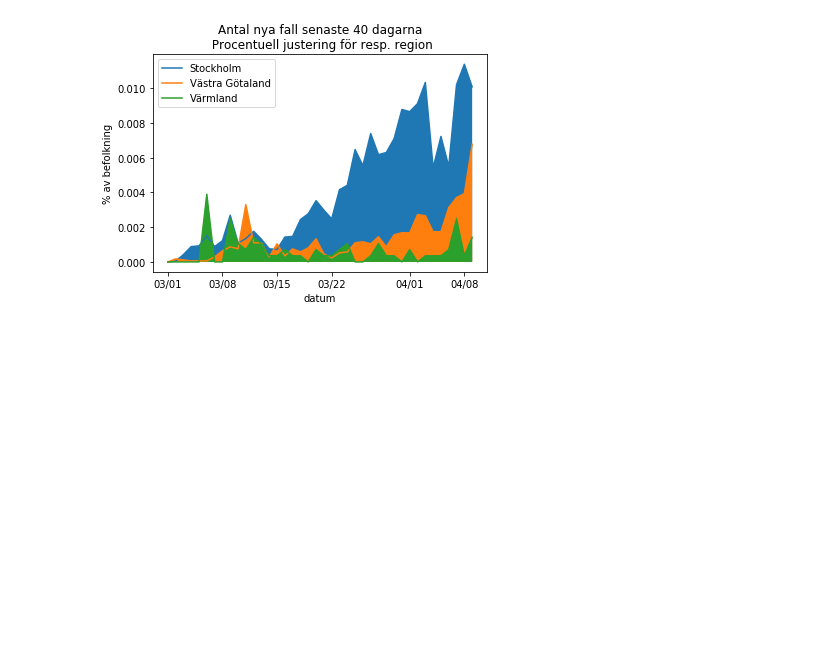
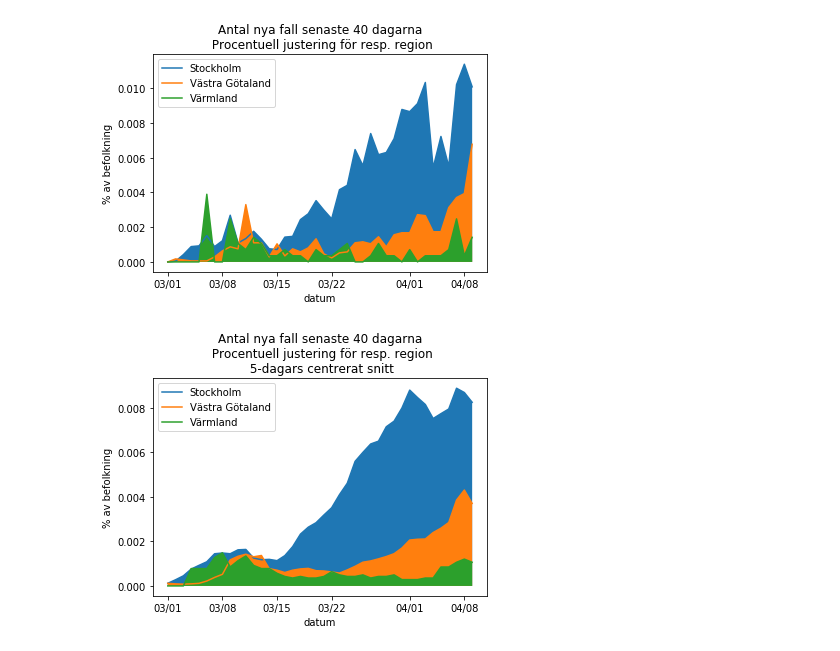
Before and after one commit to vbodell/covid-19, a Jupyter notebook: covid-playground.ipynb, the cells around one changed output. Saved outputs shown, nothing was run; the diff lists cells and outputs as text; code cells hidden in the pictures; blank space fills up the shorter version.

```diff
--- a/covid-playground.ipynb
+++ b/covid-playground.ipynb
@@ -47,3 +102,5 @@ day_complete_df = day_complete_df.assign(
     rolling_5_cases=day_df.rolling(5, min_periods=3, center=True).mean()['total_cases'],
     rolling_7_cases=day_df.rolling(7, min_periods=3, center=True).mean()['total_cases'],
 )
+for region in pop_regions.index:
+    day_complete_df[f'{region}_rolling_5'] = day_df[region].rolling(5, min_periods=3, center=True).mean()
@@ -53,0 +107,5 @@ assert total_df.loc[total_df['region'].notna(), 'total_icu'].sum() == day_df.tot
+# %%
+day_complete_percent = day_complete_df.copy(deep=True)
+for col in pop_regions.index:
+    day_complete_percent[col] = 100 * day_complete_df[col]/pop_regions[col]
+    day_complete_percent[f'{col}_rolling_5'] = 100 * day_complete_df[f'{col}_rolling_5']/pop_regions[col]
@@ -209,10 +268,6 @@ ax.set(title='Antal nya fall senaste 40 dagarna', xlabel='datum', ylabel='antal'
 _ = ax.legend(['Stockholm', 'Västra Götaland', 'Värmland'])
 # %% [output]
 [figure]
-# %%
-day_complete_percent = day_complete_df.copy(deep=True)
-for col in day_complete_percent.columns[2:-4]:
-    day_complete_percent[col] = 100 * day_complete_df[col]/pop_regions[col]
 # %%
 sns.lineplot('date', 'Stockholm', data=day_complete_percent[-40:])
 sns.lineplot('date', 'Västra_Götaland', data=day_complete_percent[-40:])
@@ -227,3 +282,18 @@ ax.set(title='Antal nya fall senaste 40 dagarna\n Procentuell justering för res
 _ = ax.legend(['Stockholm', 'Västra Götaland', 'Värmland'])
 # %% [output]
 [figure]
+# %%
+sns.lineplot('date', 'Stockholm_rolling_5', data=day_complete_percent[-40:])
+sns.lineplot('date', 'Västra_Götaland_rolling_5', data=day_complete_percent[-40:])
+ax = sns.lineplot('date', 'Värmland_rolling_5', data=day_complete_percent[-40:])
+
+ax.fill_between(day_complete_percent[-40:].date, day_complete_percent[-40:]['Stockholm_rolling_5'])
+ax.fill_between(day_complete_percent[-40:].date, day_complete_percent[-40:]['Västra_Götaland_rolling_5'])
+ax.fill_between(day_complete_percent[-40:].date, day_complete_percent[-40:]['Värmland_rolling_5'])
+
+ax.xaxis.set_major_formatter(month_day_fmt)
+ax.set(title='Antal nya fall senaste 40 dagarna\n Procentuell justering för resp. region\n 5-dagars centrerat snitt',
+       xlabel='datum', ylabel='% av befolkning')
+_ = ax.legend(['Stockholm', 'Västra Götaland', 'Värmland'])
+# %% [output]
+[figure, added]
```
Also changed, not shown: parts of 30 cells of this notebook, 2 other files.
